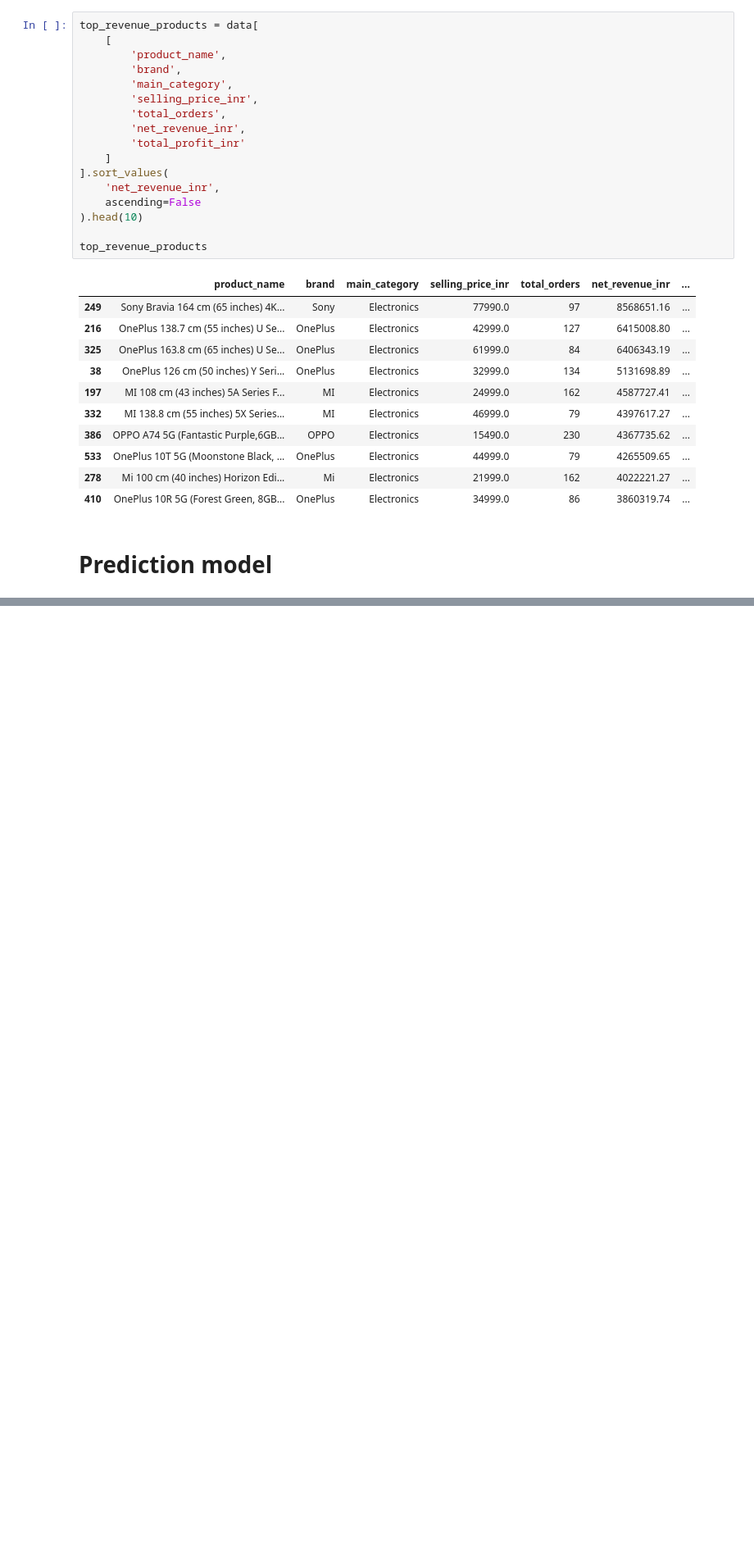
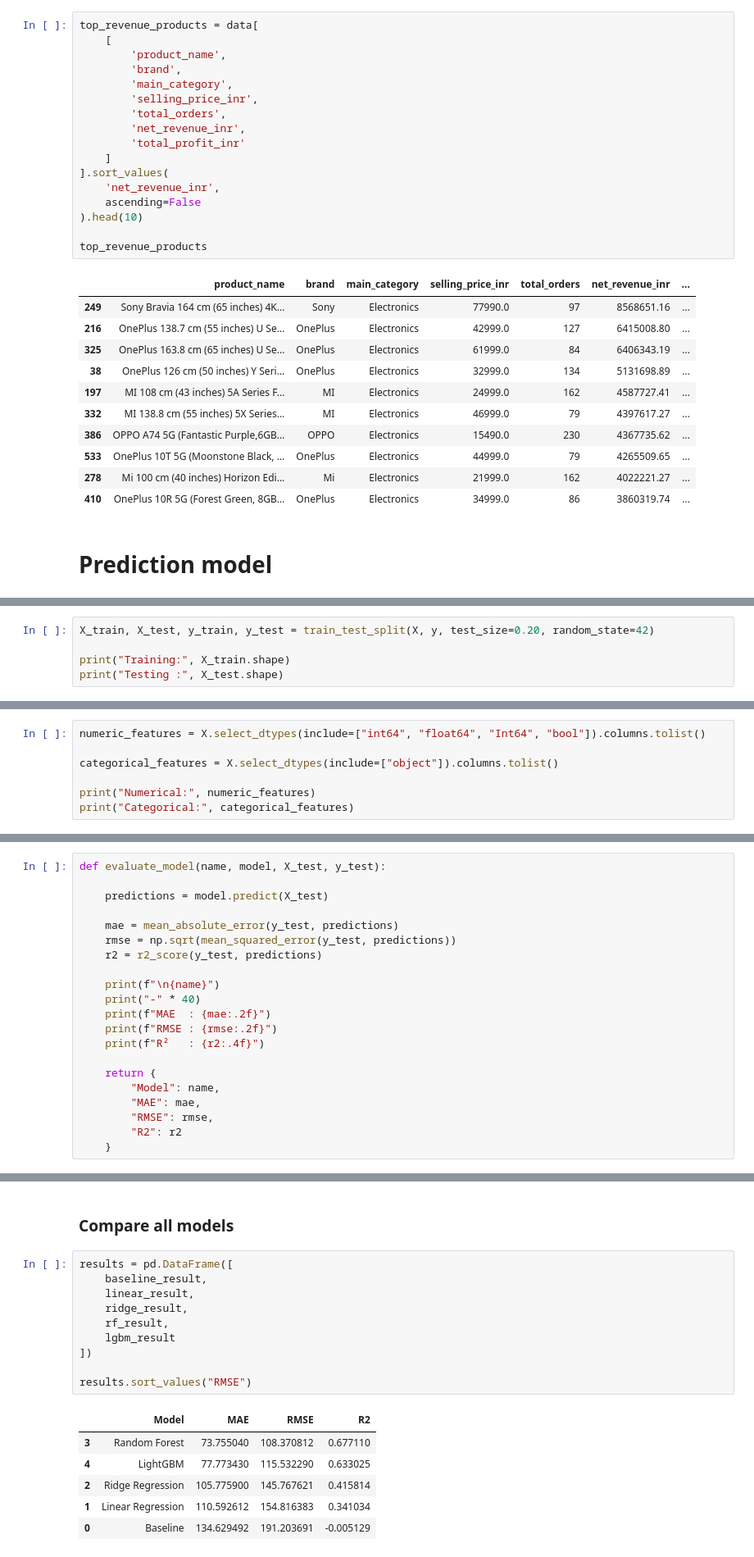
Before and after one commit to ayushranjan828/Amazon-Product-Sales-Analysis-Prediction-Forecasting, a Jupyter notebook: Notebook2.ipynb, the cells around one changed output, grey strips where cells are left out. Shown at 82% size. Cells and saved outputs as stored; diff of their text form; blank space fills up the shorter version.

Commit message:
Predicting Done

```diff
--- a/Notebook2.ipynb
+++ b/Notebook2.ipynb
@@ -609,0 +664,5 @@ top_revenue_products
+# %%
+X_train, X_test, y_train, y_test = train_test_split(X, y, test_size=0.20, random_state=42)
+
+print("Training:", X_train.shape)
+print("Testing :", X_test.shape)
@@ -609,0 +674,7 @@ top_revenue_products
+# %%
+numeric_features = X.select_dtypes(include=["int64", "float64", "Int64", "bool"]).columns.tolist()
+
+categorical_features = X.select_dtypes(include=["object"]).columns.tolist()
+
+print("Numerical:", numeric_features)
+print("Categorical:", categorical_features)
@@ -609,0 +708,21 @@ top_revenue_products
+# %%
+def evaluate_model(name, model, X_test, y_test):
+
+    predictions = model.predict(X_test)
+
+    mae = mean_absolute_error(y_test, predictions)
+    rmse = np.sqrt(mean_squared_error(y_test, predictions))
+    r2 = r2_score(y_test, predictions)
+
+    print(f"\n{name}")
+    print("-" * 40)
+    print(f"MAE  : {mae:.2f}")
+    print(f"RMSE : {rmse:.2f}")
+    print(f"R²   : {r2:.4f}")
+
+    return {
+        "Model": name,
+        "MAE": mae,
+        "RMSE": rmse,
+        "R2": r2
+    }
@@ -609,0 +806,19 @@ top_revenue_products
+# %% [markdown]
+### Compare all models
+# %%
+results = pd.DataFrame([
+    baseline_result,
+    linear_result,
+    ridge_result,
+    rf_result,
+    lgbm_result
+])
+
+results.sort_values("RMSE")
+# %% [output]
+|  | Model | MAE | RMSE | R2 |
+| 3 | Random Forest | 73.755040 | 108.370812 | 0.677110 |
+| 4 | LightGBM | 77.773430 | 115.532290 | 0.633025 |
+| 2 | Ridge Regression | 105.775900 | 145.767621 | 0.415814 |
+| 1 | Linear Regression | 110.592612 | 154.816383 | 0.341034 |
+| 0 | Baseline | 134.629492 | 191.203691 | -0.005129 |
```
Also changed, not shown: parts of 25 cells of this notebook, 2 other files.
